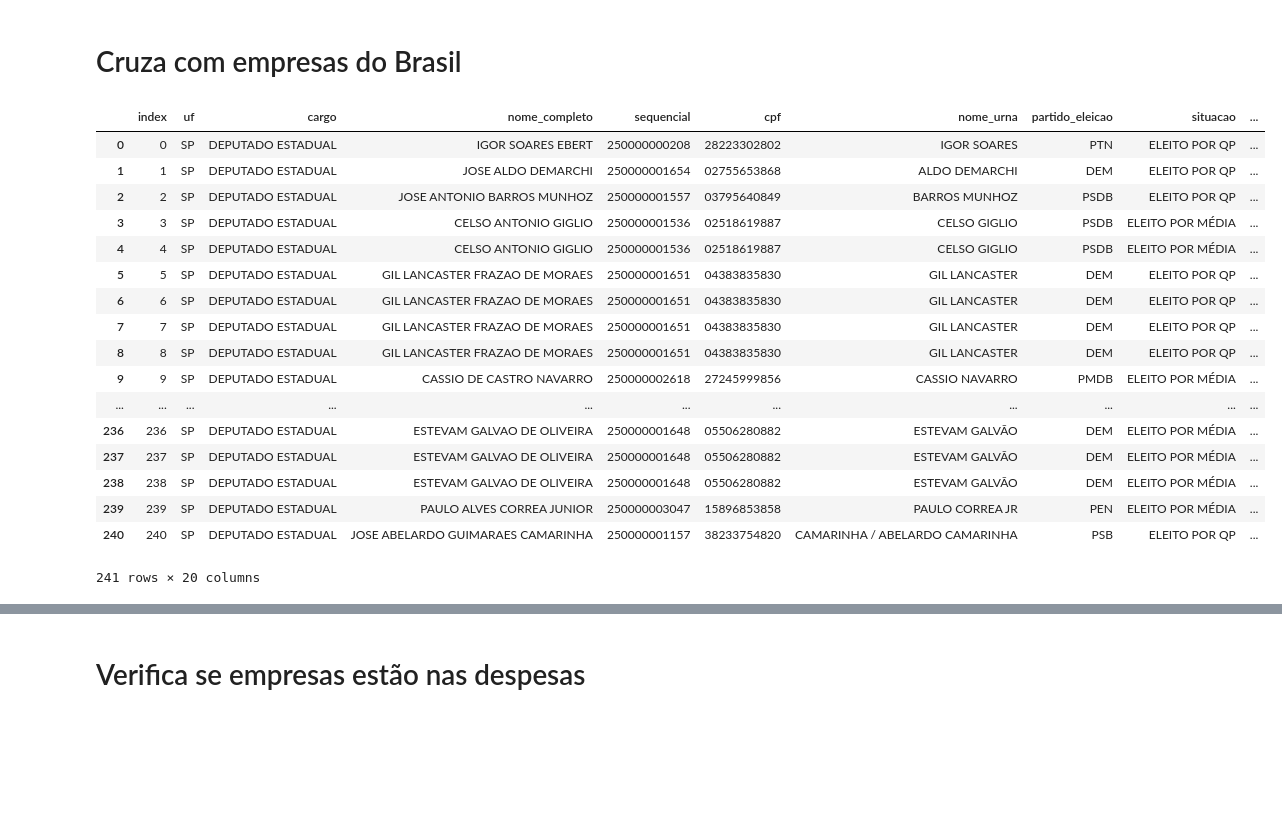
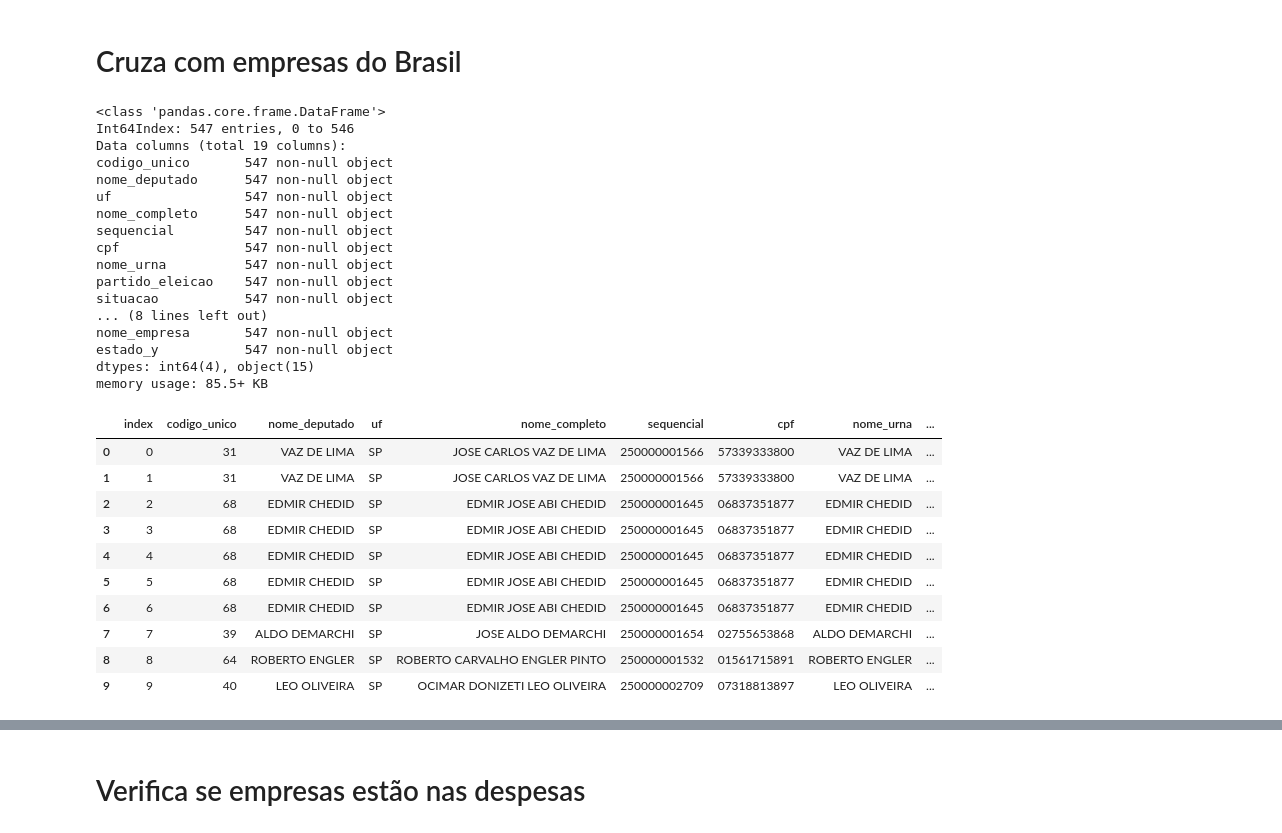
Before and after one commit to reichaves/alesp, a Jupyter notebook: alesp_empresas.ipynb, the cells around one changed output, grey strips where cells are left out. Cells and saved outputs as stored; diff of their text form; code cells hidden in the pictures; blank space fills up the shorter version.

```diff
--- a/alesp_empresas.ipynb
+++ b/alesp_empresas.ipynb
@@ -12,4 +14,6 @@ def f(str):
+# %%
+pd.options.display.float_format = '{:,.2f}'.format
 # %% [markdown]
 # Candidatos
 # %%
-eleitos_d_2014 = pd.read_csv("resultados/deputados_eleitos_2014_sp.csv",sep=',',encoding = 'utf-8', converters={'sequencial': lambda x: str(x), 'cpf': lambda x: str(x)})
+eleitos_d_2014 = pd.read_csv('resultados/deputados_selecionados_final.csv', converters={'sequencial': lambda x: str(x), 'cpf': lambda x: str(x), 'codigo_unico': lambda x: str(x) })
@@ -27,25 +48,38 @@ empresas_brasil = pd.read_csv("/home/reinaldo/Documentos/Code/intercept/seguranc
 deputados_socios_empresas = pd.merge(deputados_socios, empresas_brasil, left_on='cnpj', right_on='cnpj')
 # %%
 deputados_socios_empresas.to_csv('resultados/empresas_deputados.csv', index=False)
+# %%
+deputados_socios_empresas.info()
+# %% [output]
+<class 'pandas.core.frame.DataFrame'>
+Int64Index: 547 entries, 0 to 546
+Data columns (total 19 columns):
+codigo_unico       547 non-null object
+nome_deputado      547 non-null object
+uf                 547 non-null object
+nome_completo      547 non-null object
+sequencial         547 non-null object
+cpf                547 non-null object
+nome_urna          547 non-null object
+partido_eleicao    547 non-null object
+situacao           547 non-null object
+... (8 lines left out)
+nome_empresa       547 non-null object
+estado_y           547 non-null object
+dtypes: int64(4), object(15)
+memory usage: 85.5+ KB
 # %%
-deputados_socios_empresas.reset_index()
+deputados_socios_empresas.reset_index().head(10)
 # %% [output]
-|  | index | uf | cargo | nome_completo | sequencial | cpf | nome_urna | partido_eleicao | situacao | ... |
-| 0 | 0 | SP | DEPUTADO ESTADUAL | IGOR SOARES EBERT | 250000000208 | 28223302802 | IGOR SOARES | PTN | ELEITO POR QP | ... |
-| 1 | 1 | SP | DEPUTADO ESTADUAL | JOSE ALDO DEMARCHI | 250000001654 | 02755653868 | ALDO DEMARCHI | DEM | ELEITO POR QP | ... |
-| 2 | 2 | SP | DEPUTADO ESTADUAL | JOSE ANTONIO BARROS MUNHOZ | 250000001557 | 03795640849 | BARROS MUNHOZ | PSDB | ELEITO POR QP | ... |
-| 3 | 3 | SP | DEPUTADO ESTADUAL | CELSO ANTONIO GIGLIO | 250000001536 | 02518619887 | CELSO GIGLIO | PSDB | ELEITO POR MÉDIA | ... |
-| 4 | 4 | SP | DEPUTADO ESTADUAL | CELSO ANTONIO GIGLIO | 250000001536 | 02518619887 | CELSO GIGLIO | PSDB | ELEITO POR MÉDIA | ... |
-| 5 | 5 | SP | DEPUTADO ESTADUAL | GIL LANCASTER FRAZAO DE MORAES | 250000001651 | 04383835830 | GIL LANCASTER | DEM | ELEITO POR QP | ... |
-| 6 | 6 | SP | DEPUTADO ESTADUAL | GIL LANCASTER FRAZAO DE MORAES | 250000001651 | 04383835830 | GIL LANCASTER | DEM | ELEITO POR QP | ... |
-| 7 | 7 | SP | DEPUTADO ESTADUAL | GIL LANCASTER FRAZAO DE MORAES | 250000001651 | 04383835830 | GIL LANCASTER | DEM | ELEITO POR QP | ... |
-| 8 | 8 | SP | DEPUTADO ESTADUAL | GIL LANCASTER FRAZAO DE MORAES | 250000001651 | 04383835830 | GIL LANCASTER | DEM | ELEITO POR QP | ... |
-| 9 | 9 | SP | DEPUTADO ESTADUAL | CASSIO DE CASTRO NAVARRO | 250000002618 | 27245999856 | CASSIO NAVARRO | PMDB | ELEITO POR MÉDIA | ... |
-| ... | ... | ... | ... | ... | ... | ... | ... | ... | ... | ... |
-| 236 | 236 | SP | DEPUTADO ESTADUAL | ESTEVAM GALVAO DE OLIVEIRA | 250000001648 | 05506280882 | ESTEVAM GALVÃO | DEM | ELEITO POR MÉDIA | ... |
-| 237 | 237 | SP | DEPUTADO ESTADUAL | ESTEVAM GALVAO DE OLIVEIRA | 250000001648 | 05506280882 | ESTEVAM GALVÃO | DEM | ELEITO POR MÉDIA | ... |
-| 238 | 238 | SP | DEPUTADO ESTADUAL | ESTEVAM GALVAO DE OLIVEIRA | 250000001648 | 05506280882 | ESTEVAM GALVÃO | DEM | ELEITO POR MÉDIA | ... |
-| 239 | 239 | SP | DEPUTADO ESTADUAL | PAULO ALVES CORREA JUNIOR | 250000003047 | 15896853858 | PAULO CORREA JR | PEN | ELEITO POR MÉDIA | ... |
-| 240 | 240 | SP | DEPUTADO ESTADUAL | JOSE ABELARDO GUIMARAES CAMARINHA | 250000001157 | 38233754820 | CAMARINHA / ABELARDO CAMARINHA | PSB | ELEITO POR QP | ... |
+|  | index | codigo_unico | nome_deputado | uf | nome_completo | sequencial | cpf | nome_urna | ... |
+| 0 | 0 | 31 | VAZ DE LIMA | SP | JOSE CARLOS VAZ DE LIMA | 250000001566 | 57339333800 | VAZ DE LIMA | ... |
+| 1 | 1 | 31 | VAZ DE LIMA | SP | JOSE CARLOS VAZ DE LIMA | 250000001566 | 57339333800 | VAZ DE LIMA | ... |
+| 2 | 2 | 68 | EDMIR CHEDID | SP | EDMIR JOSE ABI CHEDID | 250000001645 | 06837351877 | EDMIR CHEDID | ... |
+| 3 | 3 | 68 | EDMIR CHEDID | SP | EDMIR JOSE ABI CHEDID | 250000001645 | 06837351877 | EDMIR CHEDID | ... |
+| 4 | 4 | 68 | EDMIR CHEDID | SP | EDMIR JOSE ABI CHEDID | 250000001645 | 06837351877 | EDMIR CHEDID | ... |
+| 5 | 5 | 68 | EDMIR CHEDID | SP | EDMIR JOSE ABI CHEDID | 250000001645 | 06837351877 | EDMIR CHEDID | ... |
+| 6 | 6 | 68 | EDMIR CHEDID | SP | EDMIR JOSE ABI CHEDID | 250000001645 | 06837351877 | EDMIR CHEDID | ... |
+| 7 | 7 | 39 | ALDO DEMARCHI | SP | JOSE ALDO DEMARCHI | 250000001654 | 02755653868 | ALDO DEMARCHI | ... |
+| 8 | 8 | 64 | ROBERTO ENGLER | SP | ROBERTO CARVALHO ENGLER PINTO | 250000001532 | 01561715891 | ROBERTO ENGLER | ... |
+| 9 | 9 | 40 | LEO OLIVEIRA | SP | OCIMAR DONIZETI LEO OLIVEIRA | 250000002709 | 07318813897 | LEO OLIVEIRA | ... |
-241 rows × 20 columns
 # %%
```
Also changed, not shown: parts of 21 cells of this notebook, 7 other files.
